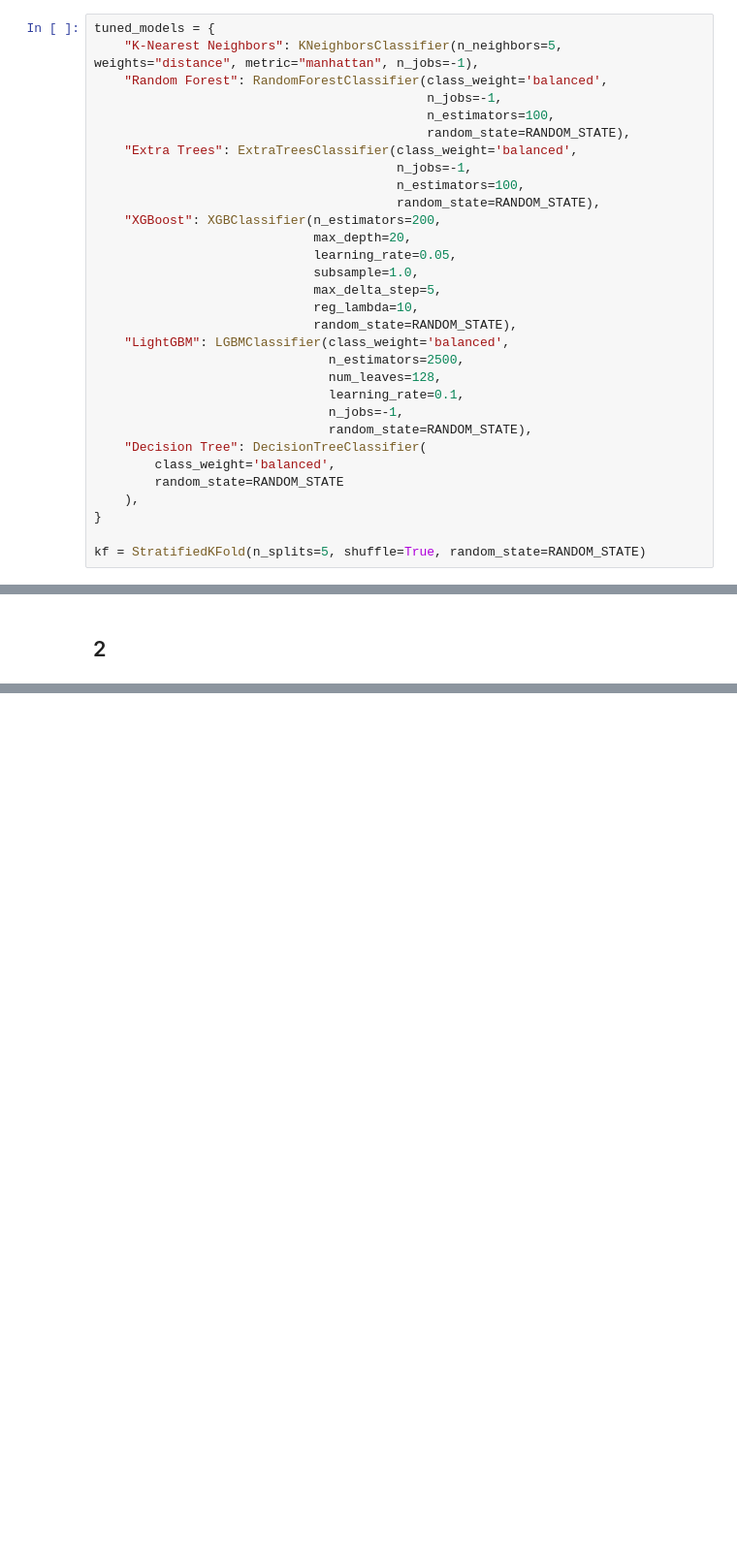
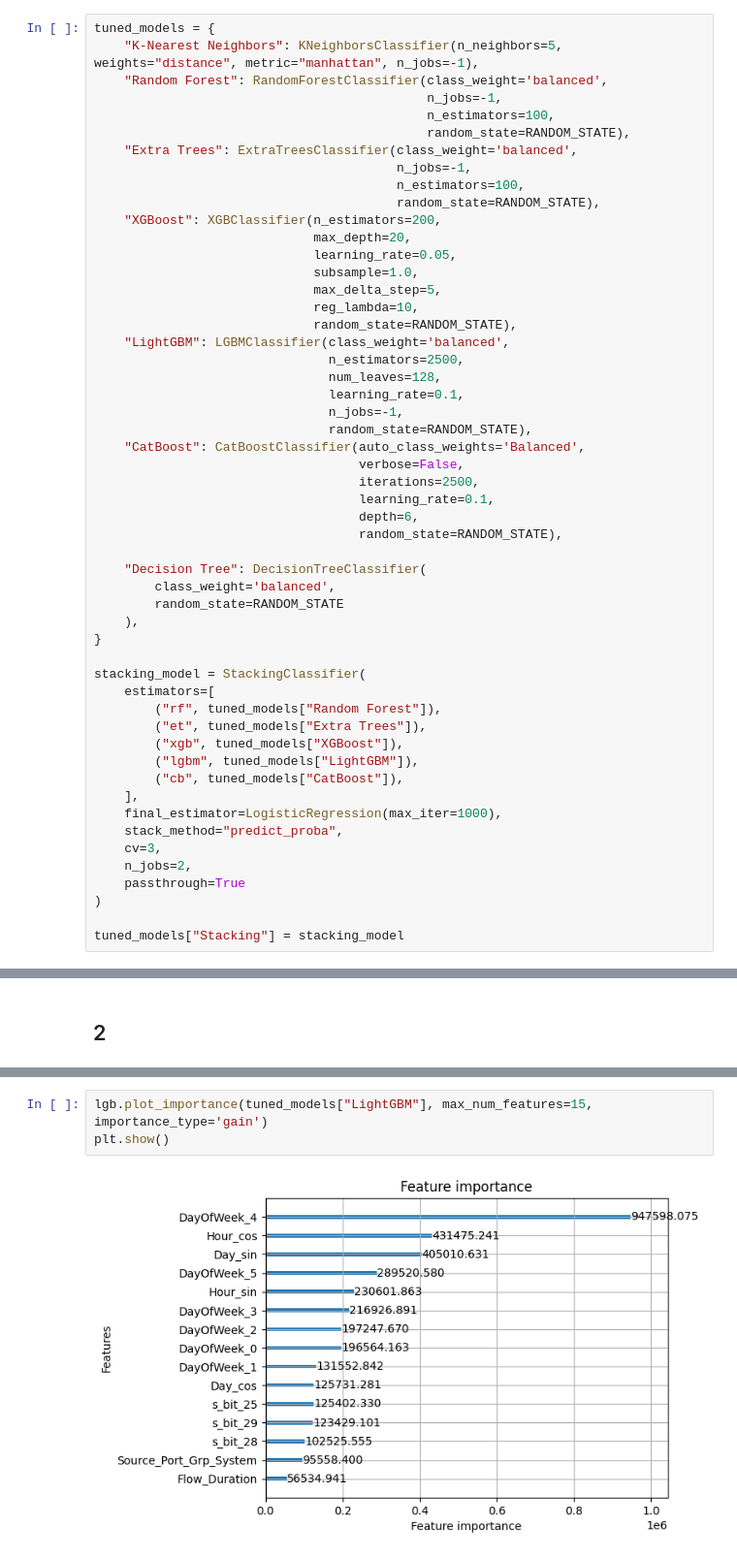
Before and after one commit to VietDQ1904/DataMining-Project-2026, a Jupyter notebook: source/model/model.ipynb, the cells around one changed output, grey strips where cells are left out. Shown at 97% size. Saved outputs shown, nothing was run; the diff lists cells and outputs as text; blank space fills up the shorter version.

```diff
--- a/source/model/model.ipynb
+++ b/source/model/model.ipynb
@@ -440,13 +342,35 @@ tuned_models = {
                                learning_rate=0.1,
                                n_jobs=-1,
                                random_state=RANDOM_STATE),
+    "CatBoost": CatBoostClassifier(auto_class_weights='Balanced',
+                                   verbose=False,
+                                   iterations=2500,
+                                   learning_rate=0.1,
+                                   depth=6,
+                                   random_state=RANDOM_STATE),
+
     "Decision Tree": DecisionTreeClassifier(
         class_weight='balanced',
         random_state=RANDOM_STATE
     ),
 }
 
-kf = StratifiedKFold(n_splits=5, shuffle=True, random_state=RANDOM_STATE)
+stacking_model = StackingClassifier(
+    estimators=[
+        ("rf", tuned_models["Random Forest"]),
+        ("et", tuned_models["Extra Trees"]),
+        ("xgb", tuned_models["XGBoost"]),
+        ("lgbm", tuned_models["LightGBM"]),
+        ("cb", tuned_models["CatBoost"]),
+    ],
+    final_estimator=LogisticRegression(max_iter=1000),
+    stack_method="predict_proba",
+    cv=3,
+    n_jobs=2,
+    passthrough=True
+)
+
+tuned_models["Stacking"] = stacking_model
 # %% [markdown]
 ## 1
 # %%
@@ -511,0 +420,5 @@ weighted avg       0.69      0.69      0.69     35563
+# %%
+lgb.plot_importance(tuned_models["LightGBM"], max_num_features=15, importance_type='gain')
+plt.show()
+# %% [output]
+[figure, added]
```
Also changed, not shown: parts of 20 cells of this notebook, 9 other files.
